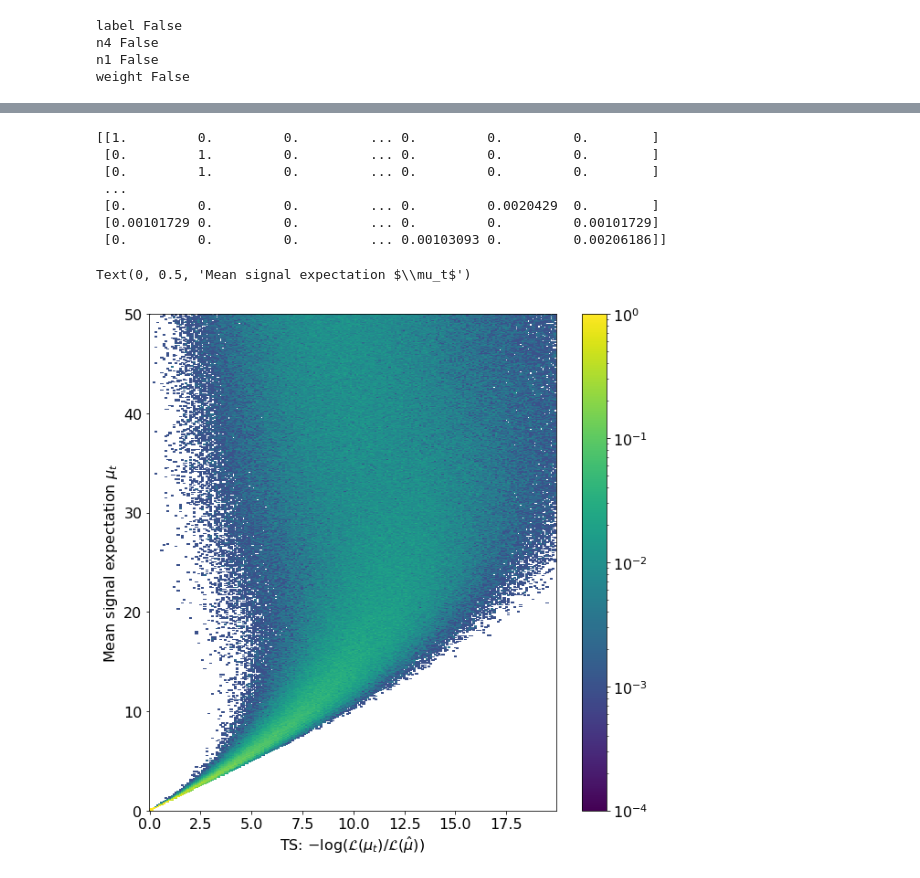
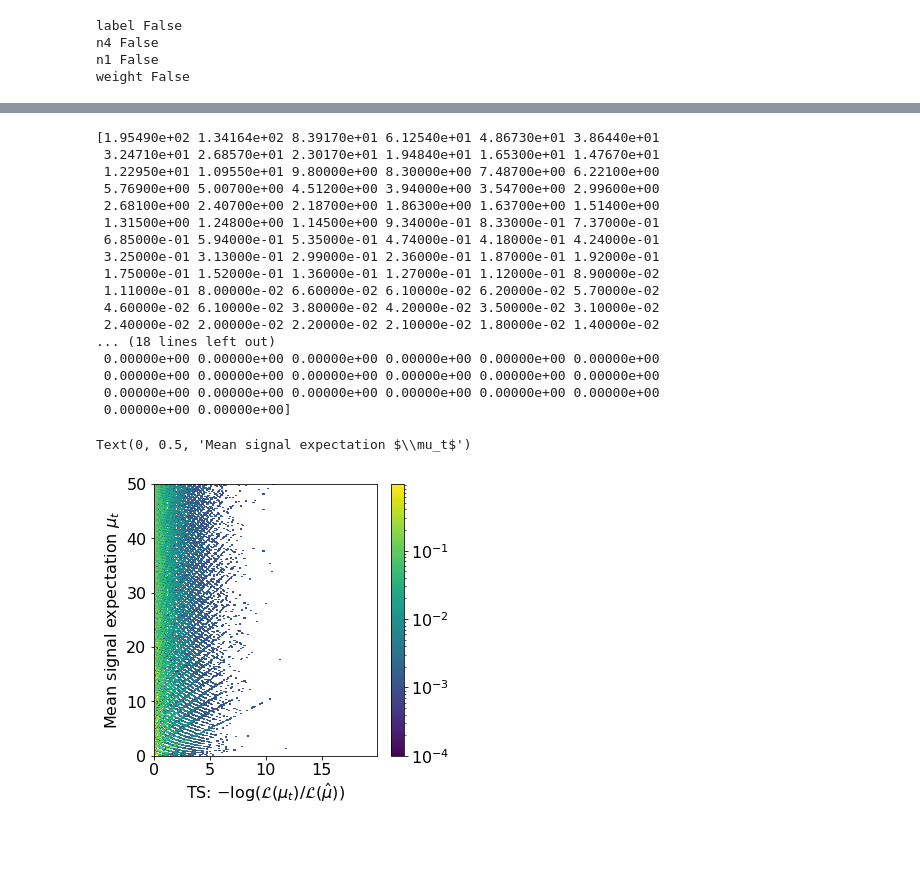
Before and after one commit to dpankova/DoublePulse, a Jupyter notebook: notebooks/stat_analysis/MaxCode.ipynb, the cells around one changed output, grey strips where cells are left out. Saved outputs shown, nothing was run; the diff lists cells and outputs as text; code cells hidden in the pictures; blank space fills up the shorter version.

```diff
--- a/notebooks/stat_analysis/MaxCode.ipynb
+++ b/notebooks/stat_analysis/MaxCode.ipynb
@@ -435,7 +458,7 @@ results are -19.933027469013716, [2.06459107e-05]
 # %%
 from glob import glob
 import re
-name_out = "/home/dup193/work/double_pulse/max_test/"
+name_out = "/home/dup193/work/double_pulse/max_test/ts_dist/"
 mat = []
 hists = np.zeros((len(mu_bins), len(ts_bins) - 1))
 for file_name in glob(name_out+'*'):
@@ -443,6 +466,7 @@ for file_name in glob(name_out+'*'):
     mu = float(sp[-3]+"."+sp[-2])
     i = np.where(mu_bins==mu)
     x = np.load(file_name, mmap_mode="r")['arr_0']
+    #print(x)
     hist, ts_e = np.histogram(x, bins=ts_bins)
     hist = hist / float(np.sum(hist))
     hists[i] = hist
@@ -452,32 +476,42 @@ for file_name in glob(name_out+'*'):
 #mat = np.stack(mat, axis=0)
 #mat = mat.reshape(mat.shape[0],mat[0].shape[0])
 # %%
-print(hists)
+print(sum(hists))
 #print(mat.shape)
 # %% [output]
-[[1.         0.         0.         ... 0.         0.         0.        ]
- [0.         1.         0.         ... 0.         0.         0.        ]
- [0.         1.         0.         ... 0.         0.         0.        ]
- ...
- [0.         0.         0.         ... 0.         0.0020429  0.        ]
- [0.00101729 0.         0.         ... 0.         0.         0.00101729]
- [0.         0.         0.         ... 0.00103093 0.         0.00206186]]
+[1.95490e+02 1.34164e+02 8.39170e+01 6.12540e+01 4.86730e+01 3.86440e+01
+ 3.24710e+01 2.68570e+01 2.30170e+01 1.94840e+01 1.65300e+01 1.47670e+01
+ 1.22950e+01 1.09550e+01 9.80000e+00 8.30000e+00 7.48700e+00 6.22100e+00
+ 5.76900e+00 5.00700e+00 4.51200e+00 3.94000e+00 3.54700e+00 2.99600e+00
+ 2.68100e+00 2.40700e+00 2.18700e+00 1.86300e+00 1.63700e+00 1.51400e+00
+ 1.31500e+00 1.24800e+00 1.14500e+00 9.34000e-01 8.33000e-01 7.37000e-01
+ 6.85000e-01 5.94000e-01 5.35000e-01 4.74000e-01 4.18000e-01 4.24000e-01
+ 3.25000e-01 3.13000e-01 2.99000e-01 2.36000e-01 1.87000e-01 1.92000e-01
+ 1.75000e-01 1.52000e-01 1.36000e-01 1.27000e-01 1.12000e-01 8.90000e-02
+ 1.11000e-01 8.00000e-02 6.60000e-02 6.10000e-02 6.20000e-02 5.70000e-02
+ 4.60000e-02 6.10000e-02 3.80000e-02 4.20000e-02 3.50000e-02 3.10000e-02
+ 2.40000e-02 2.00000e-02 2.20000e-02 2.10000e-02 1.80000e-02 1.40000e-02
+... (18 lines left out)
+ 0.00000e+00 0.00000e+00 0.00000e+00 0.00000e+00 0.00000e+00 0.00000e+00
+ 0.00000e+00 0.00000e+00 0.00000e+00 0.00000e+00 0.00000e+00 0.00000e+00
+ 0.00000e+00 0.00000e+00 0.00000e+00 0.00000e+00 0.00000e+00 0.00000e+00
+ 0.00000e+00 0.00000e+00]
 # %%
 from matplotlib.colors import LogNorm
 vmin = np.min([np.min(hist) for hist in hists])
 vmax = np.max([np.max(hist) for hist in hists])
-fig = plt.figure(figsize=(10, 10),facecolor ='w')
+fig = plt.figure(figsize=(5, 5),facecolor ='w')
 plt.rcParams.update({'font.size': 16})
 plt.ticklabel_format(axis='both', style='sci', scilimits=(-5,5))
 ax = fig.add_subplot()
 for i in range(len(mu_bins) - 1):
     Xe, Ye = np.meshgrid(ts_bins, [mu_bins[i], mu_bins[i+1]])
     im = ax.pcolormesh(Xe, Ye, np.atleast_2d(hists[i]), vmin=vmin+1e-4, vmax=vmax, norm=LogNorm())
 plt.colorbar(im)
 ax.set_xlabel('TS: $-\log(\mathcal{L}(\mu_t) / \mathcal{L}(\hat{\mu}))$')
 ax.set_ylabel(r'Mean signal expectation $\mu_t$')
 # plt.savefig('plots/neyman_plane_hans.pdf', bbox_inches='tight')
 #ax.imshow(hists,origin='lower',interpolation='none', extent=[0,20,0,20])
 # %% [output]
 Text(0, 0.5, 'Mean signal expectation $\\mu_t$')
-[figure, old version]
+[figure, new version]
```
Also changed, not shown: parts of 26 cells of this notebook, 48 other files.
